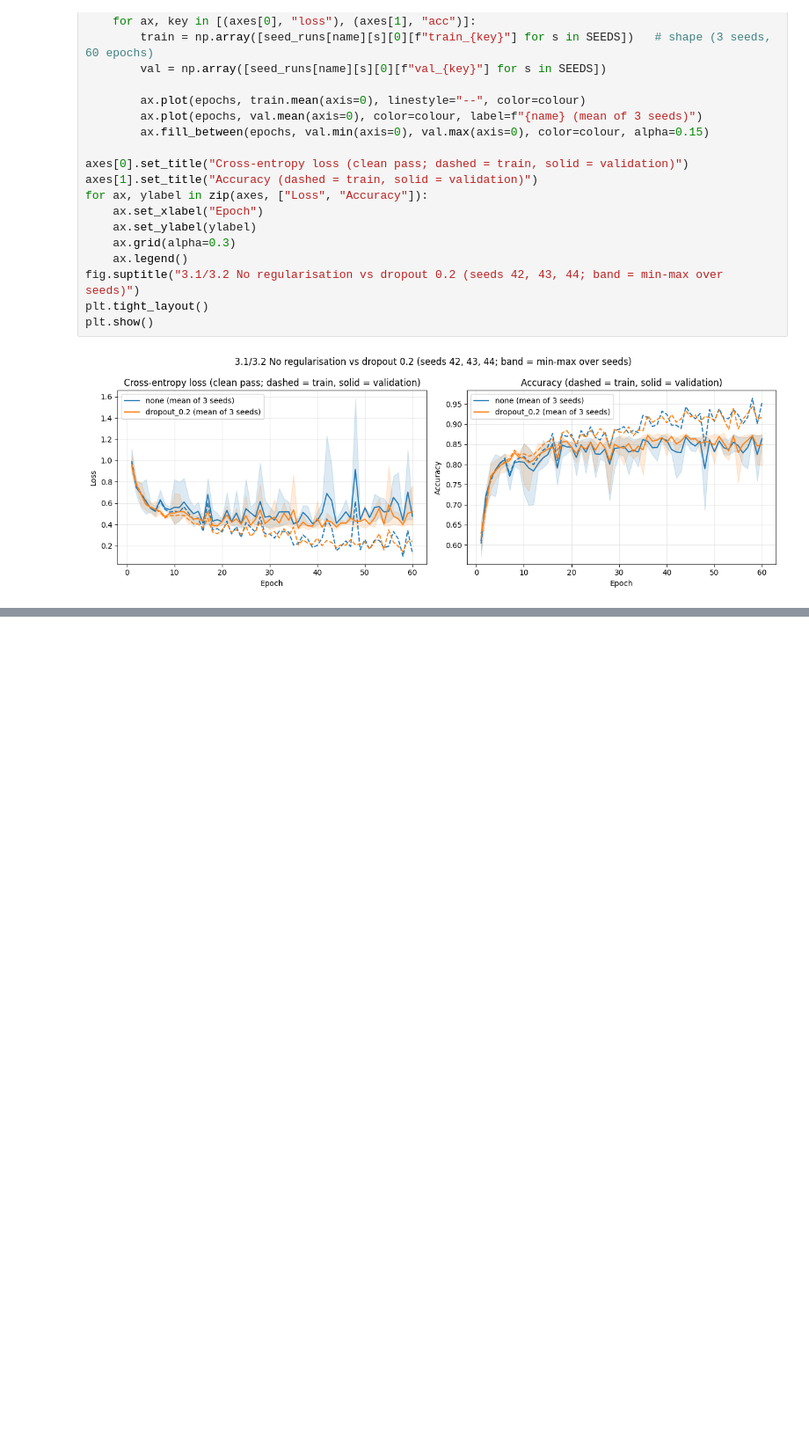
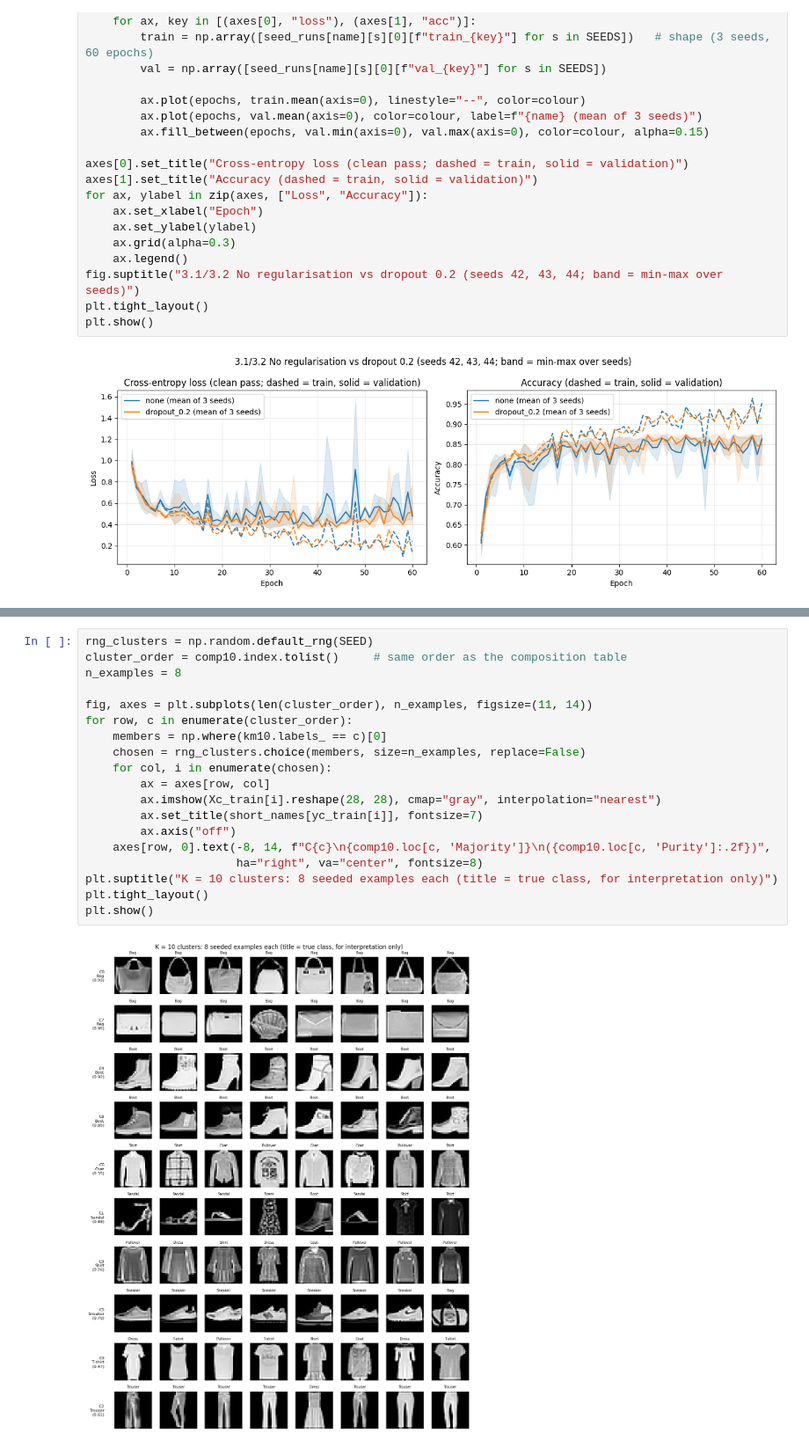
Before and after one commit to butthamza20/ECS708U-P-Fashion-MNIST-Coursework, a Jupyter notebook: ECS708U_P_Fashion_MNIST_Coursework.ipynb, the cells around one changed output, grey strips where cells are left out. Shown at 88% size. Saved outputs shown, nothing was run; the diff lists cells and outputs as text; blank space fills up the shorter version.

```diff
--- a/ECS708U_P_Fashion_MNIST_Coursework.ipynb
+++ b/ECS708U_P_Fashion_MNIST_Coursework.ipynb
@@ -1802,0 +1978,21 @@ plt.show()
+# %%
+rng_clusters = np.random.default_rng(SEED)
+cluster_order = comp10.index.tolist()     # same order as the composition table
+n_examples = 8
+
+fig, axes = plt.subplots(len(cluster_order), n_examples, figsize=(11, 14))
+for row, c in enumerate(cluster_order):
+    members = np.where(km10.labels_ == c)[0]
+    chosen = rng_clusters.choice(members, size=n_examples, replace=False)
+    for col, i in enumerate(chosen):
+        ax = axes[row, col]
+        ax.imshow(Xc_train[i].reshape(28, 28), cmap="gray", interpolation="nearest")
+        ax.set_title(short_names[yc_train[i]], fontsize=7)
+        ax.axis("off")
+    axes[row, 0].text(-8, 14, f"C{c}\n{comp10.loc[c, 'Majority']}\n({comp10.loc[c, 'Purity']:.2f})",
+                      ha="right", va="center", fontsize=8)
+plt.suptitle("K = 10 clusters: 8 seeded examples each (title = true class, for interpretation only)")
+plt.tight_layout()
+plt.show()
+# %% [output]
+[figure, added]
```
Also changed, not shown: parts of 29 cells of this notebook.
